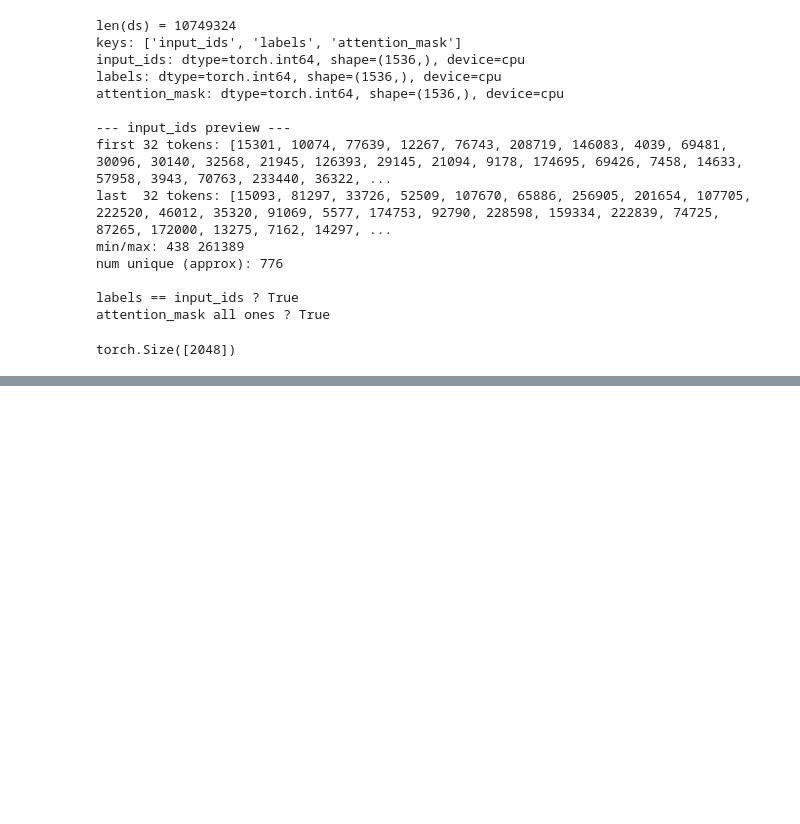
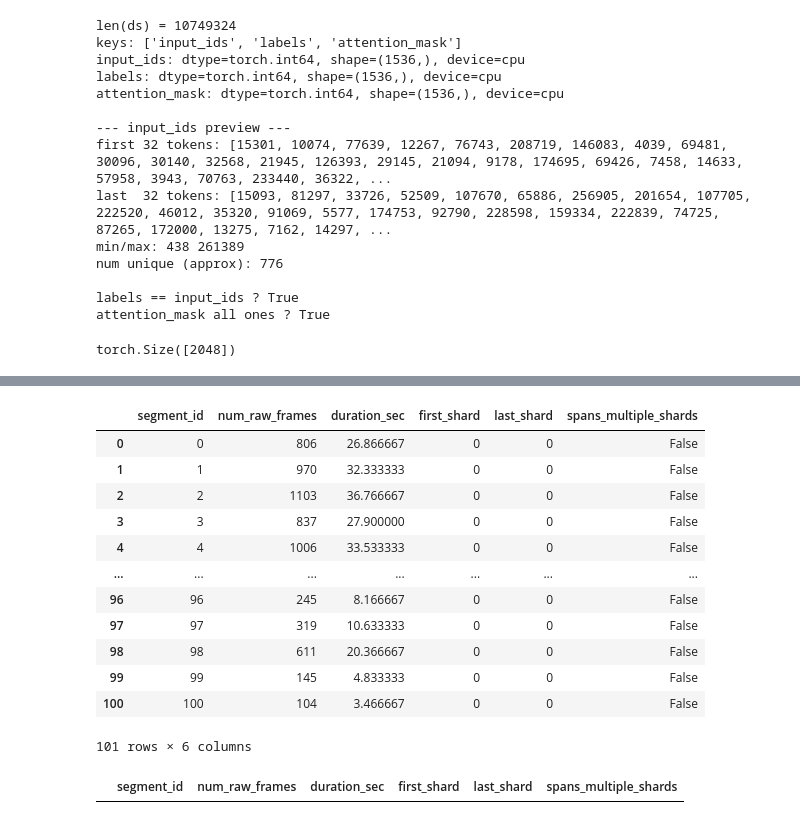
Before and after one commit to Hal-0531/group05, a Jupyter notebook: notebooks/check_dataset.ipynb, the cells around one changed output, grey strips where cells are left out. Saved outputs shown, nothing was run; the diff lists cells and outputs as text; code cells hidden in the pictures; blank space fills up the shorter version.

```diff
--- a/notebooks/check_dataset.ipynb
+++ b/notebooks/check_dataset.ipynb
@@ -70,0 +1544,76 @@ torch.Size([2048])
+# %%
+import json
+from pathlib import Path
+import numpy as np
+import pandas as pd
+
+# ★あなたの環境のパスに合わせて変更
+root = Path("/root/work/data/raw/train_v2.0")
+
+meta_root = json.loads((root / "metadata.json").read_text())
+num_shards = int(meta_root["num_shards"])
+hz = int(meta_root.get("hz", 30))
+
+def load_seg_for_shard(k: int):
+    """
+    shard k の segment_idx を memmap で開く
+    """
+    meta = json.loads((root / "metadata" / f"metadata_{k}.json").read_text())
+    n_raw = int(meta["shard_num_frames"])
+    shard_ind = int(meta["shard_ind"])
+    seg_path = root / "segment_indices" / f"segment_idx_{shard_ind}.bin"
+    seg = np.memmap(seg_path, dtype=np.int32, mode="r", shape=(n_raw,))
+    return seg, shard_ind, n_raw
+
+max_id = 100
+
+counts = np.zeros(max_id + 1, dtype=np.int64)
+first_shard = np.full(max_id + 1, -1, dtype=np.int32)
+last_shard  = np.full(max_id + 1, -1, dtype=np.int32)
+
+for k in range(num_shards):
+    seg, shard_ind, n_raw = load_seg_for_shard(k)
+
+    # shard内での (id -> 出現数) を一気に取る
+    vals, cnt = np.unique(seg, return_counts=True)
+
+    # 0..100だけ拾って足し込む
+    mask = (vals >= 0) & (vals <= max_id)
+    for v, c in zip(vals[mask], cnt[mask]):
+        v = int(v); c = int(c)
+        counts[v] += c
+        if first_shard[v] == -1:
+            first_shard[v] = k
+        last_shard[v] = k
+
+df = pd.DataFrame({
+    "segment_id": np.arange(max_id + 1, dtype=int),
+    "num_raw_frames": counts,
+    "duration_sec": counts / float(hz),
+    "first_shard": first_shard,
+    "last_shard": last_shard,
+    "spans_multiple_shards": (first_shard != -1) & (first_shard != last_shard),
+})
+
+# 0..100 は通常出るはずですが、念のため 0件は落とす
+df = df[df["num_raw_frames"] > 0].reset_index(drop=True)
+
+display(df)
+
+# 参考：どのIDがファイルを跨いでいるかだけ見たい場合
+display(df[df["spans_multiple_shards"]])
+# %% [output]
+|  | segment_id | num_raw_frames | duration_sec | first_shard | last_shard | spans_multiple_shards |
+| 0 | 0 | 806 | 26.866667 | 0 | 0 | False |
+| 1 | 1 | 970 | 32.333333 | 0 | 0 | False |
+| 2 | 2 | 1103 | 36.766667 | 0 | 0 | False |
+| 3 | 3 | 837 | 27.900000 | 0 | 0 | False |
+| 4 | 4 | 1006 | 33.533333 | 0 | 0 | False |
+| ... | ... | ... | ... | ... | ... | ... |
+| 96 | 96 | 245 | 8.166667 | 0 | 0 | False |
+| 97 | 97 | 319 | 10.633333 | 0 | 0 | False |
+| 98 | 98 | 611 | 20.366667 | 0 | 0 | False |
+| 99 | 99 | 145 | 4.833333 | 0 | 0 | False |
+| 100 | 100 | 104 | 3.466667 | 0 | 0 | False |
+101 rows × 6 columns
+|  | segment_id | num_raw_frames | duration_sec | first_shard | last_shard | spans_multiple_shards |
```
Also changed, not shown: parts of 29 cells of this notebook, 5 other files.
